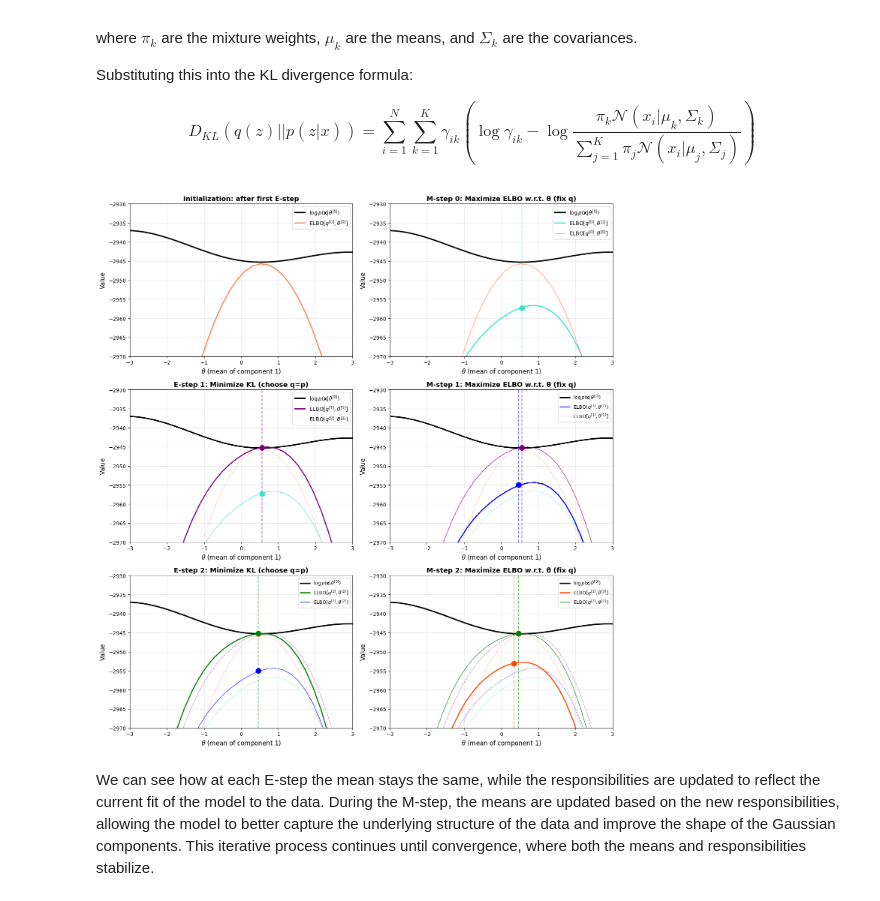
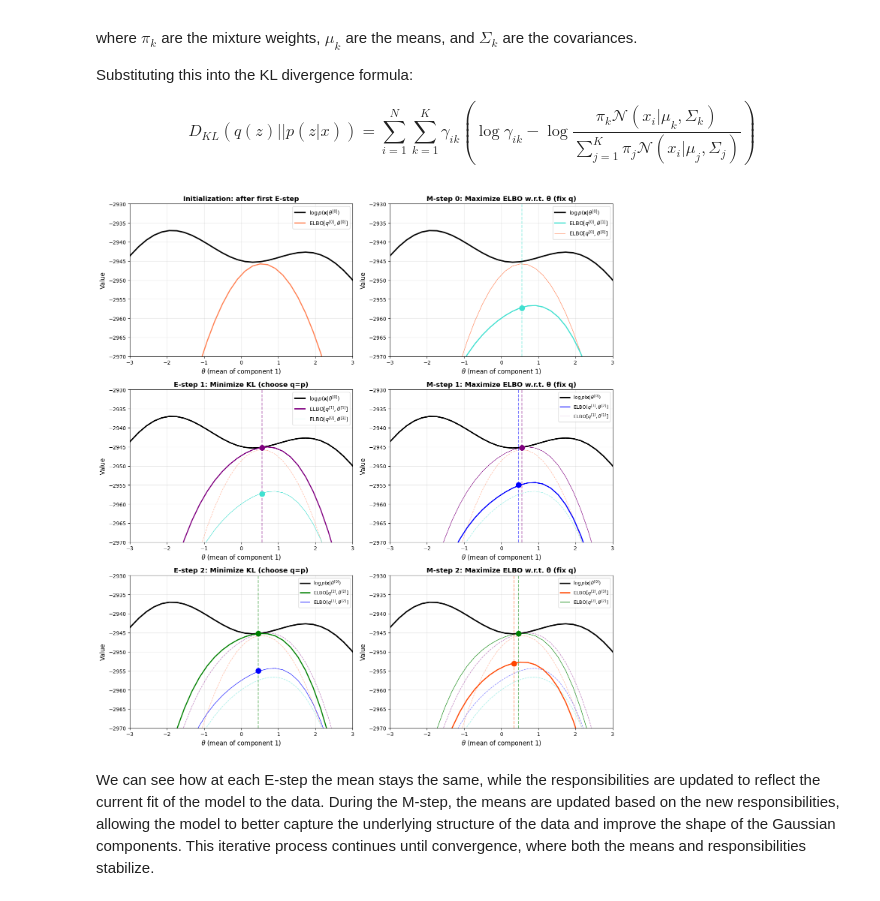
Before and after one commit to faressc/dl4ad, a Jupyter notebook: notebooks/09-latent-models.ipynb, the cells around one changed output. Saved outputs shown, nothing was run; the diff lists cells and outputs as text; code cells hidden in the pictures.

```diff
--- a/notebooks/09-latent-models.ipynb
+++ b/notebooks/09-latent-models.ipynb
@@ -449,6 +446,7 @@ mean_range = np.linspace(-5, 5, 50)
 n_em_itereations = 4  # Change this to 5, 10, etc. to see more iterations
 
 # Build list of all EM states dynamically
+log_likelihoods_0 = []
 elbo_values = []
 em_states = []
 
@@ -497,7 +495,9 @@ test_means_list = [state['means'].copy() for state in em_states]
 for mean_val in mean_range:
     # Compute log-likelihood once (always the same)
     initial_means[0, 0] = mean_val
+
     ll = log_likelihood(X, initial_means, initial_covariances, initial_weights)
+    log_likelihoods_0 = np.append(log_likelihoods_0, ll)
 
     # Compute ELBO for each state
     for idx, state in enumerate(em_states):
@@ -566,33 +566,33 @@ for plot_idx in range(num_plots):
 
 
     # Determine step type for title
     if 'M-step' in state['step']:
         step_type = f'M-step {state["step"].split()[-1]}'
         description = 'Maximize ELBO w.r.t. θ (fix q)'
     elif plot_idx == 0:
         step_type = 'Initialization'
         description = 'after first E-step'
     else:
         step_type = f'E-step {state["step"].split()[-1]}'
         description = 'Minimize KL (choose q=p)'
 
     title = f'{step_type}: {description}' if plot_idx == 0 else f'{step_type}: {description}'
 
     # Labels and styling
     ax.set_xlabel(r'$\theta$ (mean of component 1)', fontsize=12)
     ax.set_ylabel(r'Value', fontsize=12)
     ax.set_title(title, fontsize=13, fontweight='bold')
     ax.set_ylim(-2970, -2930)
     ax.set_xlim(-3, 3)
     ax.legend(fontsize=9 if plot_idx > 2 else 10)
     ax.grid(alpha=0.3)
 
 # Hide unused subplots
 for idx in range(num_plots, len(axes)):
     axes[idx].axis('off')
 
 fig.tight_layout()
 # %% [output]
-[figure, old version]
+[figure, new version]
 # %% [markdown]
 We can see how at each E-step the mean stays the same, while the responsibilities are updated to reflect the current fit of the model to the data. During the M-step, the means are updated based on the new responsibilities, allowing the model to better capture the underlying structure of the data and improve the shape of the Gaussian components. This iterative process continues until convergence, where both the means and responsibilities stabilize.
```
Also changed, not shown: parts of 2 cells of this notebook.
